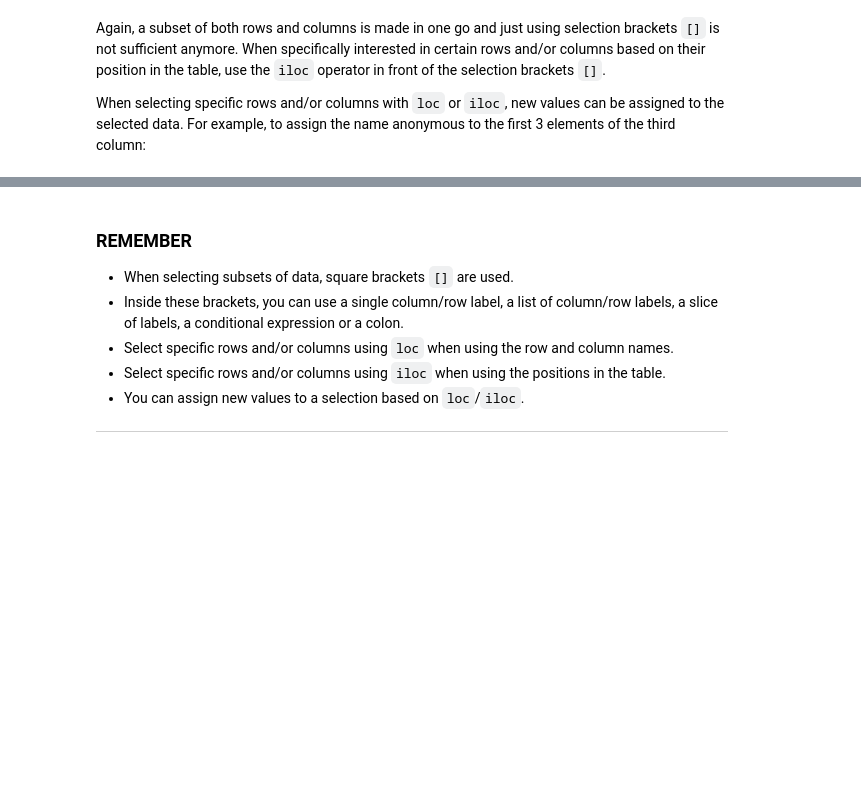
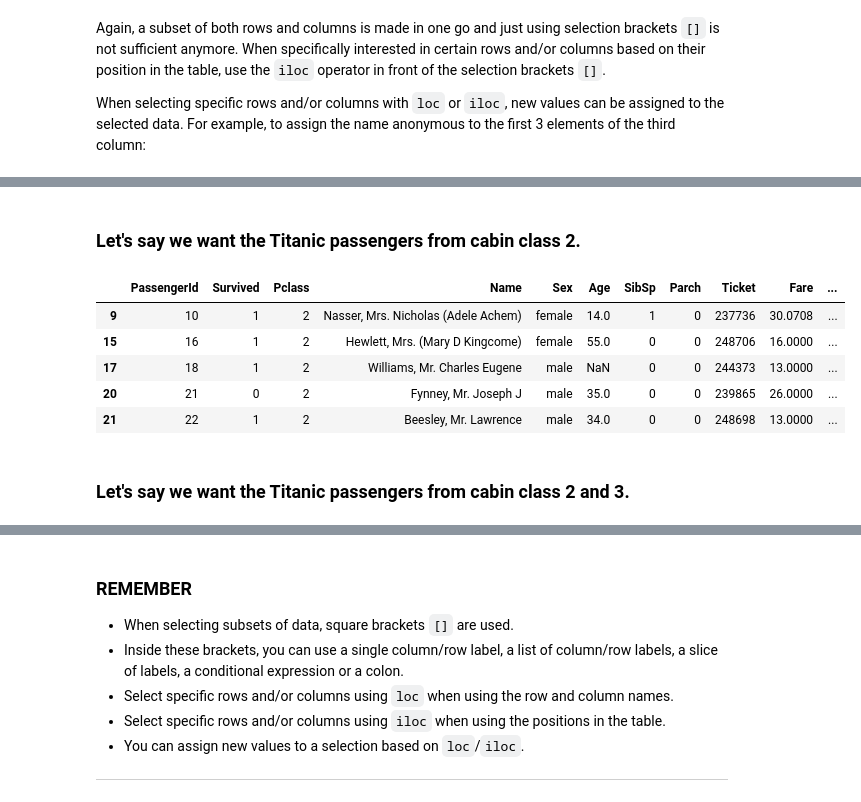
Before and after one commit to Infinity1008/Library_Explainers, a Jupyter notebook: EDA/Pandas/Pandas_Basics_Orignal.ipynb, the cells around one changed output, grey strips where cells are left out. Saved outputs shown, nothing was run; the diff lists cells and outputs as text; code cells hidden in the pictures; blank space fills up the shorter version.

```diff
--- a/EDA/Pandas/Pandas_Basics.ipynb
+++ b/EDA/Pandas/Pandas_Basics_Orignal.ipynb
@@ -533,0 +523,15 @@ titanic.head()
+# %% [markdown]
+### Let's say we want the Titanic passengers from cabin class 2.
+# %%
+class_2 = titanic[titanic["Pclass"].isin([2])]
+# %%
+class_2.head()
+# %% [output]
+|  | PassengerId | Survived | Pclass | Name | Sex | Age | SibSp | Parch | Ticket | Fare | ... |
+| 9 | 10 | 1 | 2 | Nasser, Mrs. Nicholas (Adele Achem) | female | 14.0 | 1 | 0 | 237736 | 30.0708 | ... |
+| 15 | 16 | 1 | 2 | Hewlett, Mrs. (Mary D Kingcome) | female | 55.0 | 0 | 0 | 248706 | 16.0000 | ... |
+| 17 | 18 | 1 | 2 | Williams, Mr. Charles Eugene | male | NaN | 0 | 0 | 244373 | 13.0000 | ... |
+| 20 | 21 | 0 | 2 | Fynney, Mr. Joseph J | male | 35.0 | 0 | 0 | 239865 | 26.0000 | ... |
+| 21 | 22 | 1 | 2 | Beesley, Mr. Lawrence | male | 34.0 | 0 | 0 | 248698 | 13.0000 | ... |
+# %% [markdown]
+### Let's say we want the Titanic passengers from cabin class 2 and 3.
```
Also changed, not shown: parts of 43 cells of this notebook, 12 other files.
